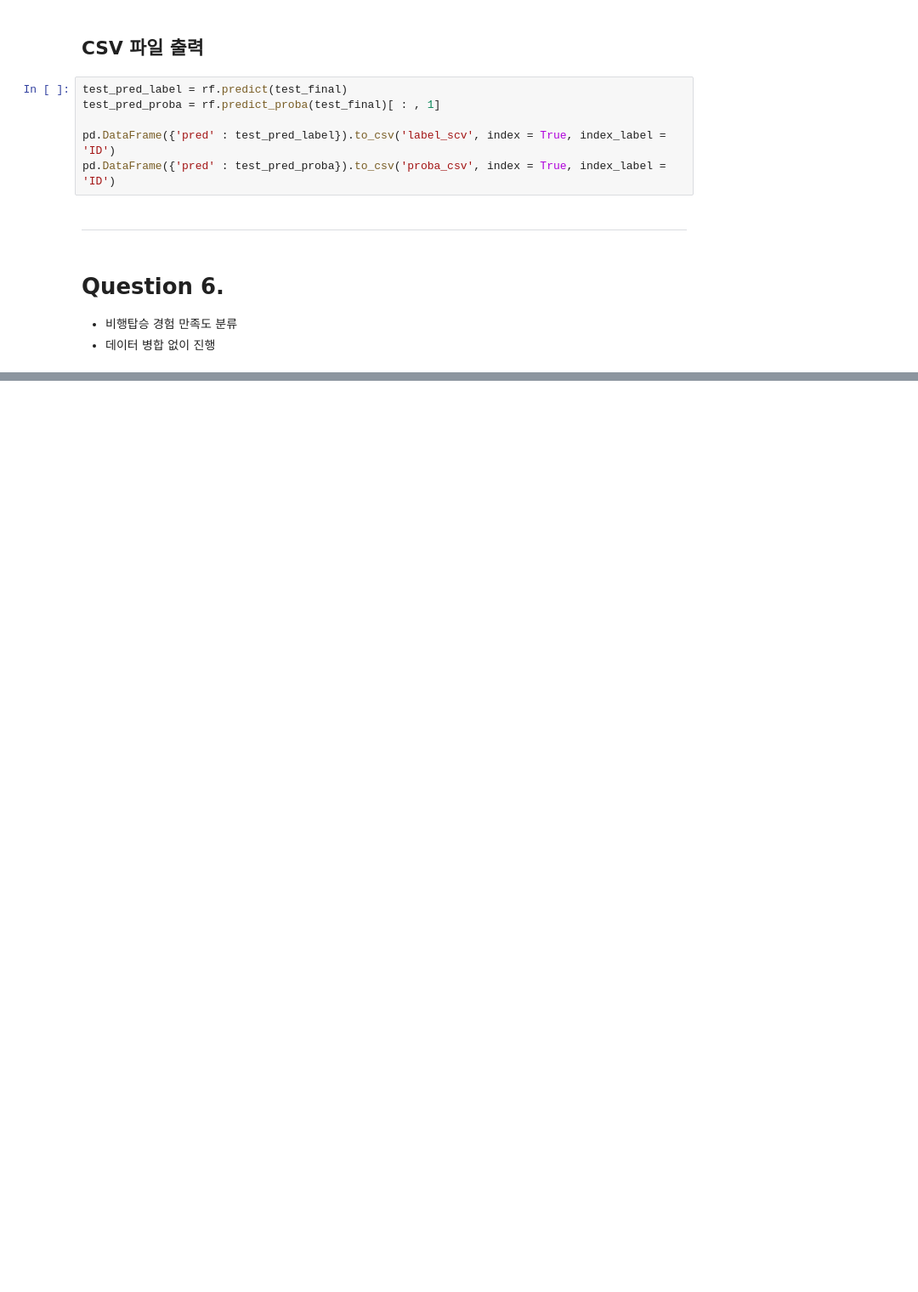
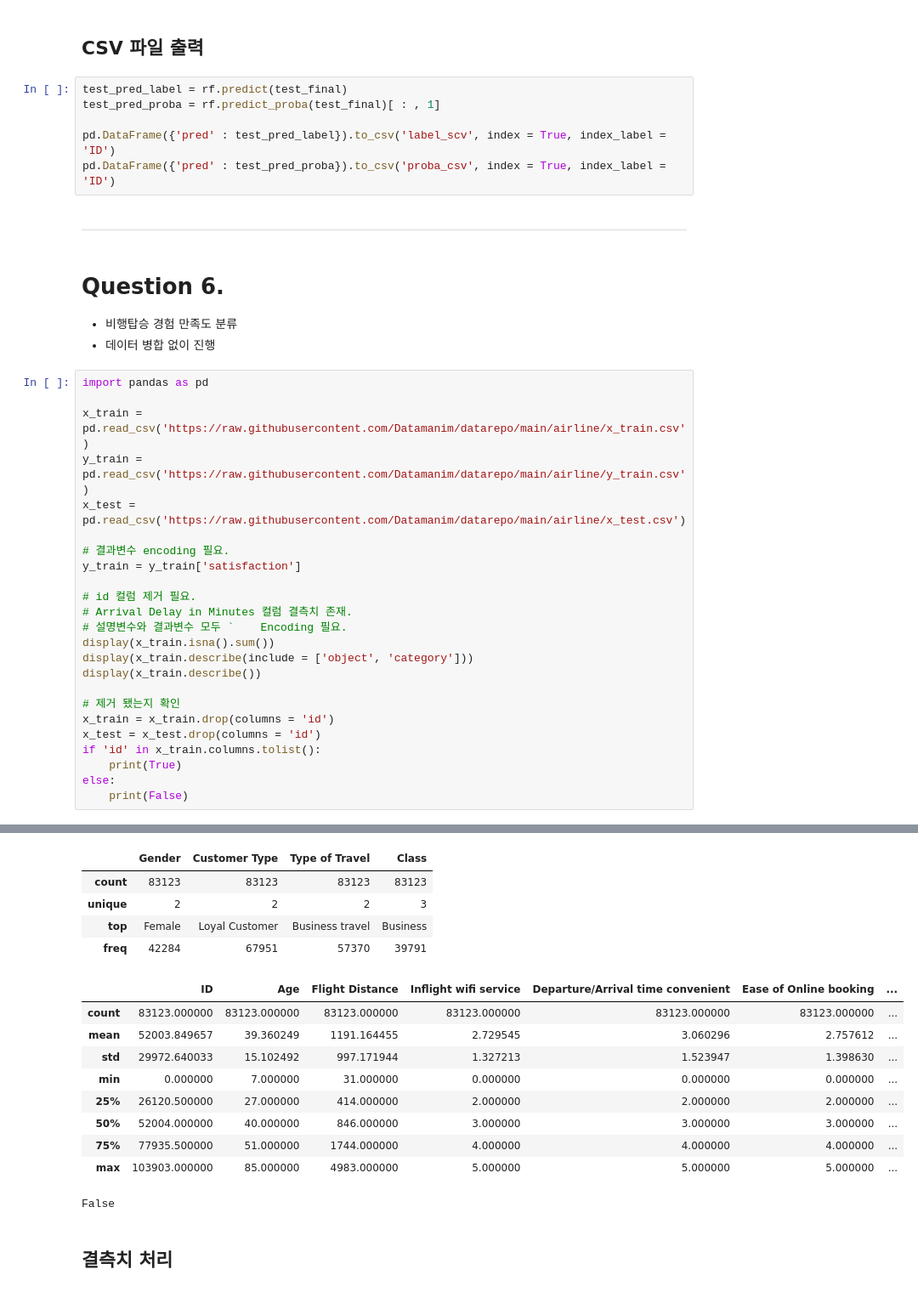
Before and after one commit to LWH4Data/Certifications, a Jupyter notebook: 빅분기/02_작접 2유형/sol.ipynb, the cells around one changed output, grey strips where cells are left out. Shown at 85% size. Drawn from its saved outputs; the diff is of its cells as text; blank space fills up the shorter version.

```diff
--- a/빅분기/02_작접 2유형/sol.ipynb
+++ b/빅분기/02_작접 2유형/sol.ipynb
@@ -944,3 +944,28 @@ pd.DataFrame({'pred' : test_pred_proba}).to_csv('proba_csv', index = True, index
 # Question 6.
 - 비행탑승 경험 만족도 분류
 - 데이터 병합 없이 진행
+# %%
+import pandas as pd
+
+x_train = pd.read_csv('https://raw.githubusercontent.com/Datamanim/datarepo/main/airline/x_train.csv')
+y_train = pd.read_csv('https://raw.githubusercontent.com/Datamanim/datarepo/main/airline/y_train.csv')
+x_test = pd.read_csv('https://raw.githubusercontent.com/Datamanim/datarepo/main/airline/x_test.csv')
+
+# 결과변수 encoding 필요.
+y_train = y_train['satisfaction']
+
+# id 컬럼 제거 필요.
+# Arrival Delay in Minutes 컬럼 결측치 존재.
+# 설명변수와 결과변수 모두 `    Encoding 필요.
+display(x_train.isna().sum())
+display(x_train.describe(include = ['object', 'category']))
+display(x_train.describe())
+
+# 제거 됐는지 확인
+x_train = x_train.drop(columns = 'id')
+x_test = x_test.drop(columns = 'id')
+if 'id' in x_train.columns.tolist():
+    print(True)
+else:
+    print(False)
+# %% [output]
@@ -946,0 +989,17 @@ pd.DataFrame({'pred' : test_pred_proba}).to_csv('proba_csv', index = True, index
+|  | Gender | Customer Type | Type of Travel | Class |
+| count | 83123 | 83123 | 83123 | 83123 |
+| unique | 2 | 2 | 2 | 3 |
+| top | Female | Loyal Customer | Business travel | Business |
+| freq | 42284 | 67951 | 57370 | 39791 |
+|  | ID | Age | Flight Distance | Inflight wifi service | Departure/Arrival time convenient | Ease of Online booking | ... |
+| count | 83123.000000 | 83123.000000 | 83123.000000 | 83123.000000 | 83123.000000 | 83123.000000 | ... |
+| mean | 52003.849657 | 39.360249 | 1191.164455 | 2.729545 | 3.060296 | 2.757612 | ... |
+| std | 29972.640033 | 15.102492 | 997.171944 | 1.327213 | 1.523947 | 1.398630 | ... |
+| min | 0.000000 | 7.000000 | 31.000000 | 0.000000 | 0.000000 | 0.000000 | ... |
+| 25% | 26120.500000 | 27.000000 | 414.000000 | 2.000000 | 2.000000 | 2.000000 | ... |
+| 50% | 52004.000000 | 40.000000 | 846.000000 | 3.000000 | 3.000000 | 3.000000 | ... |
+| 75% | 77935.500000 | 51.000000 | 1744.000000 | 4.000000 | 4.000000 | 4.000000 | ... |
+| max | 103903.000000 | 85.000000 | 4983.000000 | 5.000000 | 5.000000 | 5.000000 | ... |
+False
+# %% [markdown]
+## 결측치 처리
```
Also changed, not shown: parts of 16 cells of this notebook.
